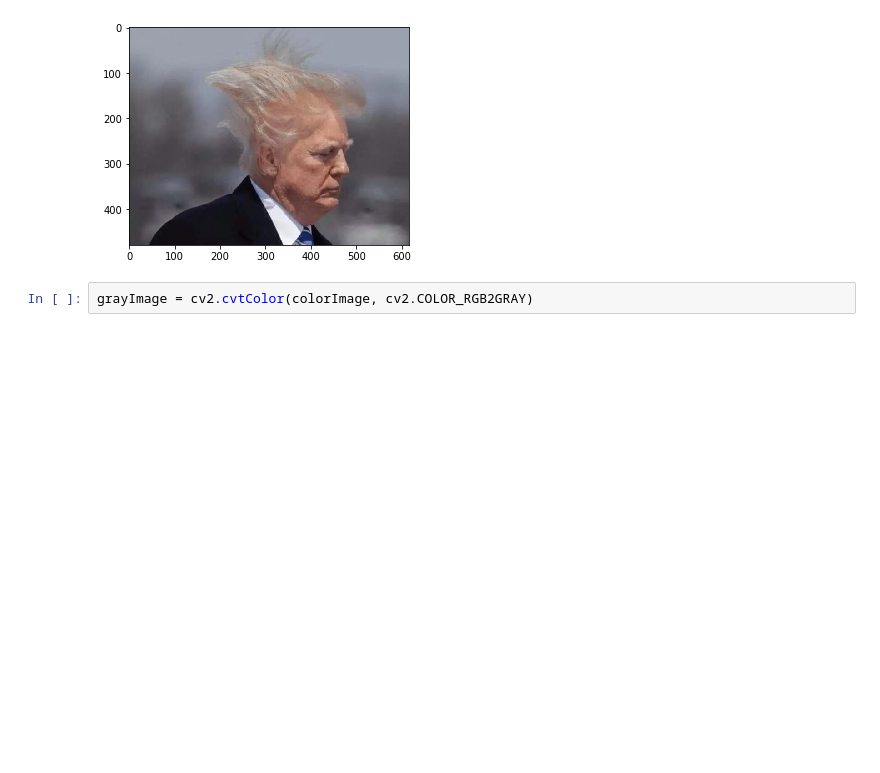
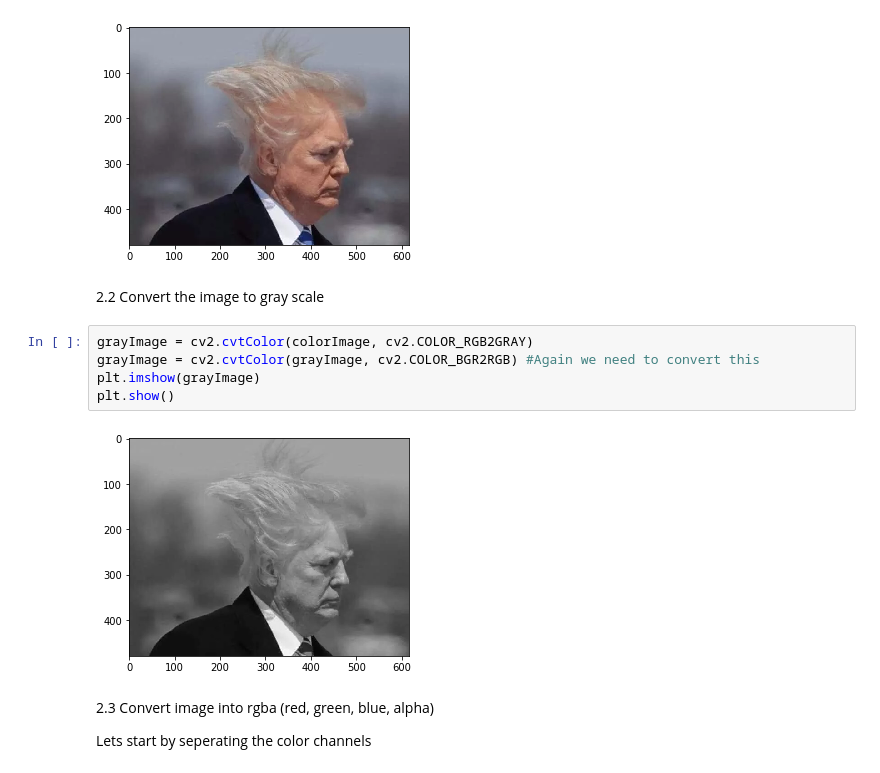
Before and after one commit to sacheth25/OpencvWorkshop, a Jupyter notebook: Image Processing/ImgProcessing.ipynb, the cells around one changed output. Cells and saved outputs as stored; diff of their text form; blank space fills up the shorter version.

```diff
--- a/Image Processing/ImgProcessing.ipynb
+++ b/Image Processing/ImgProcessing.ipynb
@@ -92,5 +92,15 @@ plt.imshow(colorImage)
 plt.show()
 # %% [output]
 [figure]
-# %%
-grayImage = cv2.cvtColor(colorImage, cv2.COLOR_RGB2GRAY)
+# %% [markdown]
+<p>2.2 Convert the image to gray scale</p>
+# %%
+grayImage = cv2.cvtColor(colorImage, cv2.COLOR_RGB2GRAY)
+grayImage = cv2.cvtColor(grayImage, cv2.COLOR_BGR2RGB) #Again we need to convert this
+plt.imshow(grayImage)
+plt.show()
+# %% [output]
+[figure, added]
+# %% [markdown]
+<p>2.3 Convert image into rgba (red, green, blue, alpha)</p>
+<p>Lets start by seperating the color channels</p>
```
Also changed, not shown: parts of 7 cells of this notebook, 3 other files.
